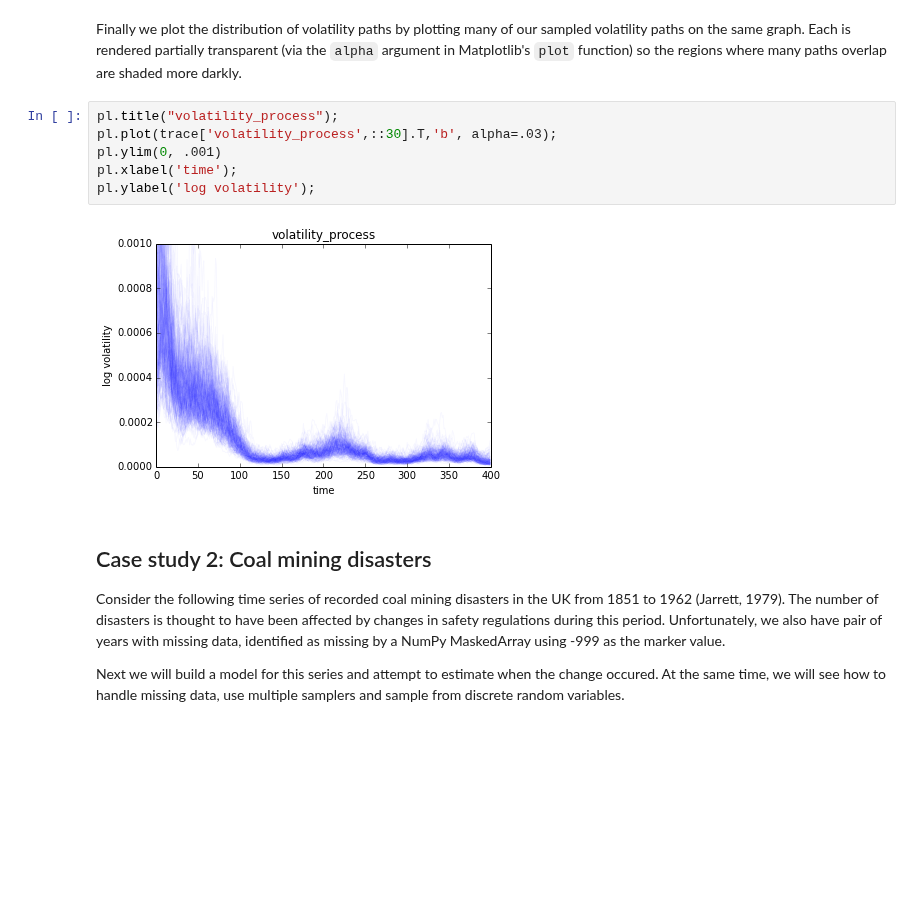
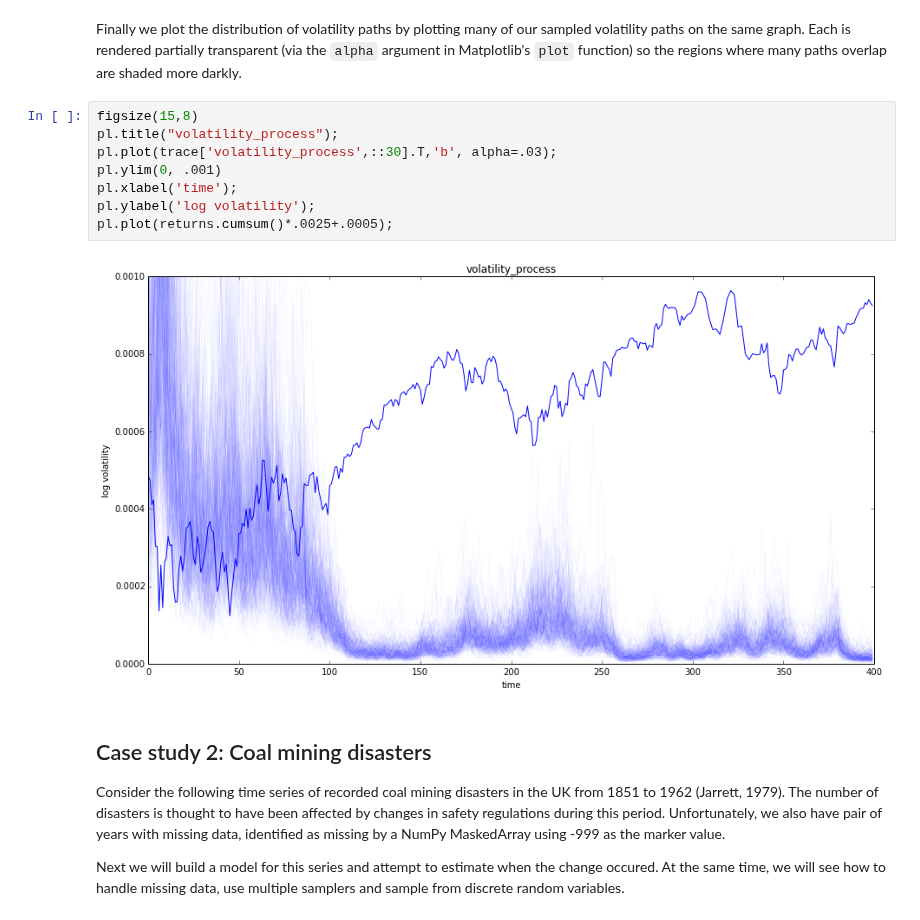
Before and after one commit to pymc-devs/uq_chapter, a Jupyter notebook: reference/UQ Handbook Chapter.ipynb, the cells around one changed output. Saved outputs shown, nothing was run; the diff lists cells and outputs as text; blank space fills up the shorter version.

Commit message:
naming improvements and better graphs

```diff
--- a/reference/UQ Handbook Chapter.ipynb
+++ b/reference/UQ Handbook Chapter.ipynb
@@ -368,13 +368,15 @@ traceplot(trace, [nu, sigma]);
 # %% [markdown]
 Finally we plot the distribution of volatility paths by plotting many of our sampled volatility paths on the same graph. Each is rendered partially transparent (via the `alpha` argument in Matplotlib's `plot` function) so the regions where many paths overlap are shaded more darkly.
 # %%
+figsize(15,8)
 pl.title("volatility_process");
 pl.plot(trace['volatility_process',::30].T,'b', alpha=.03);
 pl.ylim(0, .001)
 pl.xlabel('time');
 pl.ylabel('log volatility');
+pl.plot(returns.cumsum()*.0025+.0005);
 # %% [output]
-[figure, old version]
+[figure, new version]
 # %% [markdown]
 ## Case study 2: Coal mining disasters
 
```
Also changed, not shown: parts of 7 cells of this notebook.
